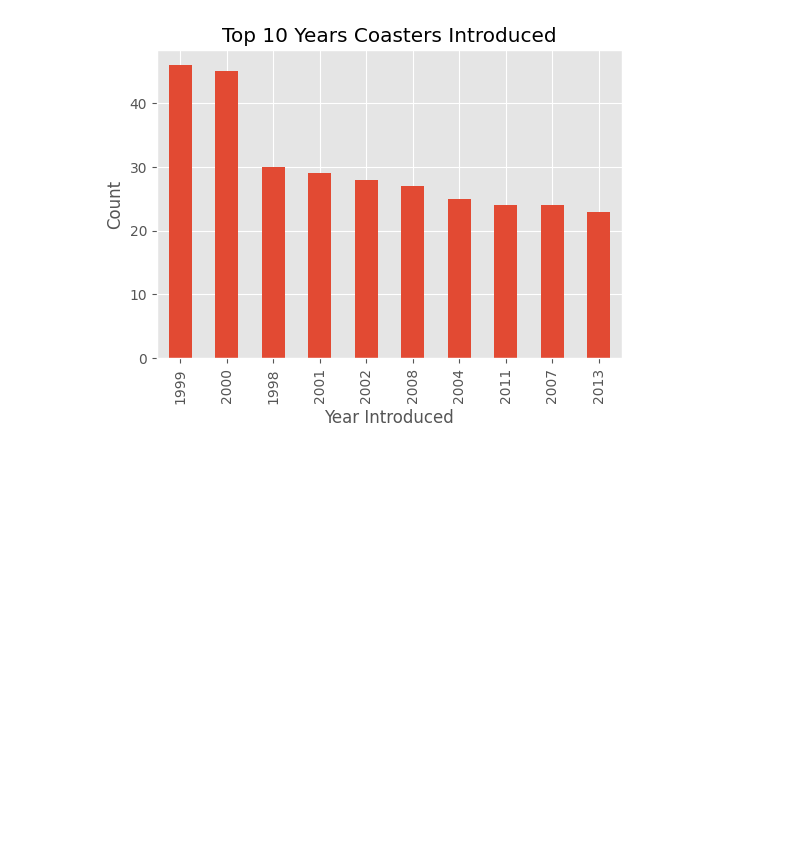
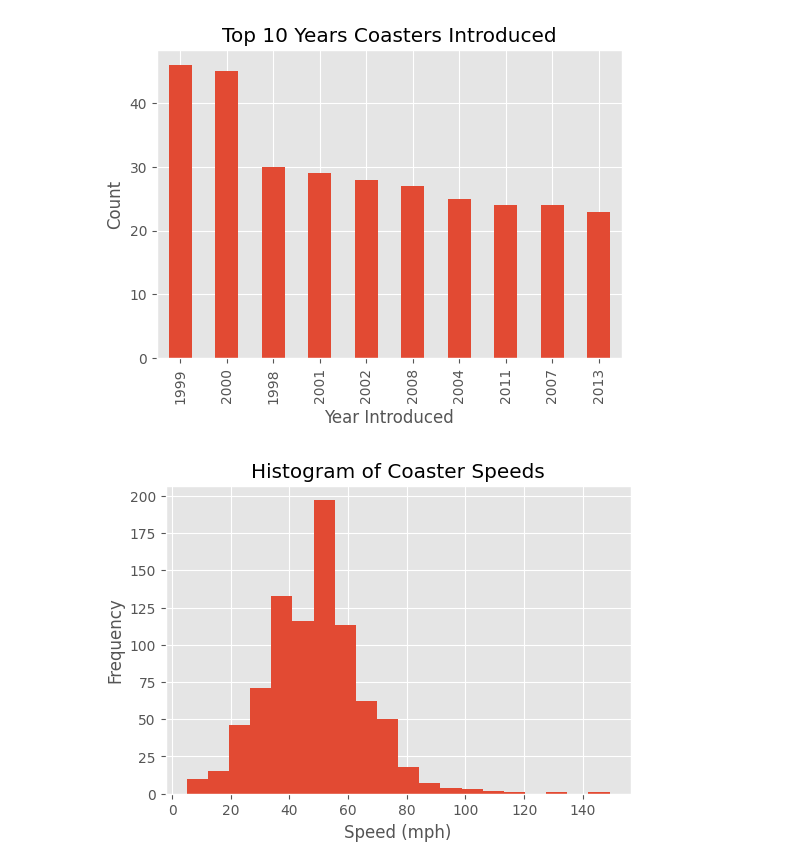
Before and after one commit to danielabaptista/RollerCoaster_ProjectDataAnalyst, a Jupyter notebook: RollerCoaster.ipynb, the cells around one changed output. Drawn from its saved outputs; the diff is of its cells as text; code cells hidden in the pictures; blank space fills up the shorter version.

Commit message:
Histrogram Coaster Speeds

```diff
--- a/RollerCoaster.ipynb
+++ b/RollerCoaster.ipynb
@@ -239,3 +239,13 @@ plt.ylabel('Count')
 plt.show()
 # %% [output]
 [figure]
+# %%
+# Plot histogram of Speed_mph with 20 bins
+plt.figure(figsize=(6, 4))
+plt.hist(df['Speed_mph'], bins=20)
+plt.xlabel('Speed (mph)')
+plt.ylabel('Frequency')
+plt.title('Histogram of Coaster Speeds')
+plt.show()
+# %% [output]
+[figure, added]
```
